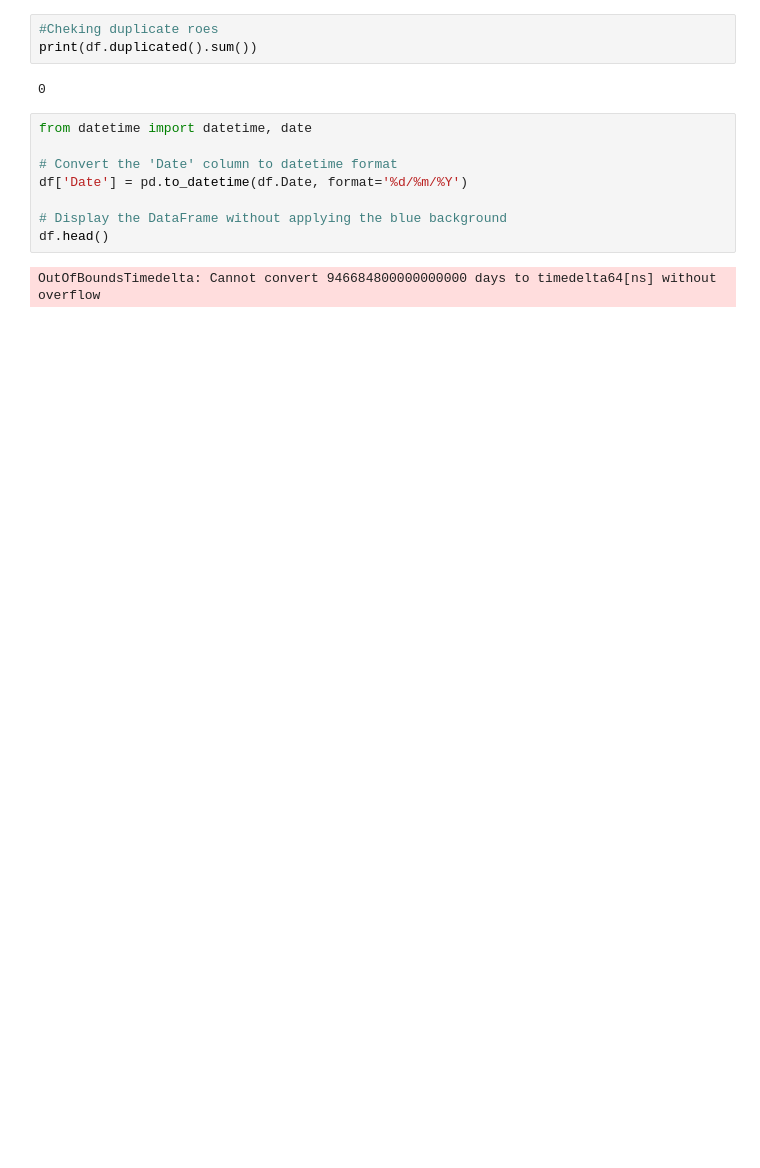
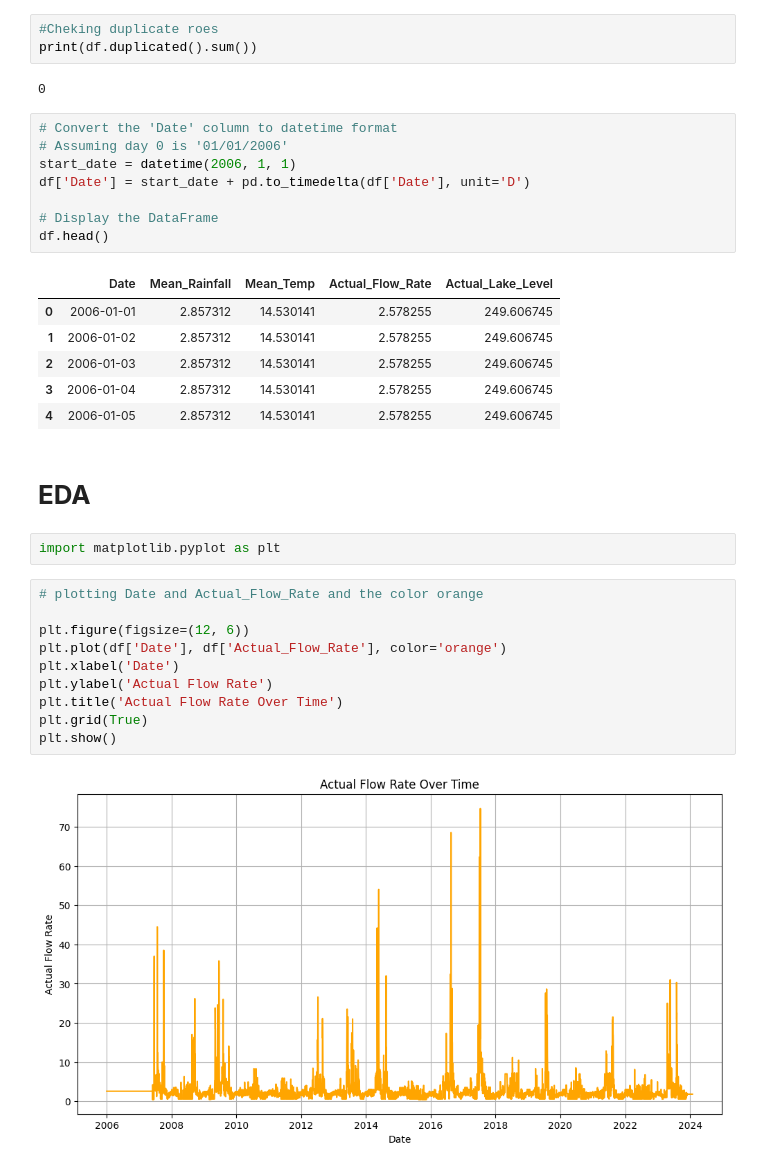
Before and after one commit to MohamamdAghaei/Acea-Smart-Water-Analytics, a Jupyter notebook: Big_Data_project_Water_Analytics.ipynb, the cells around one changed output. Cells and saved outputs as stored; diff of their text form; blank space fills up the shorter version.

```diff
--- a/Big_Data_project_Water_Analytics.ipynb
+++ b/Big_Data_project_Water_Analytics.ipynb
@@ -42,12 +57,33 @@ print(df.duplicated().sum())
 # %% [output]
 0
 # %%
-from datetime import datetime, date
+# Convert the 'Date' column to datetime format
+# Assuming day 0 is '01/01/2006'
+start_date = datetime(2006, 1, 1)
+df['Date'] = start_date + pd.to_timedelta(df['Date'], unit='D')
 
-# Convert the 'Date' column to datetime format
-df['Date'] = pd.to_datetime(df.Date, format='%d/%m/%Y')
-
-# Display the DataFrame without applying the blue background
+# Display the DataFrame
 df.head()
 # %% [output]
-OutOfBoundsTimedelta: Cannot convert 946684800000000000 days to timedelta64[ns] without overflow
+|  | Date | Mean_Rainfall | Mean_Temp | Actual_Flow_Rate | Actual_Lake_Level |
+| 0 | 2006-01-01 | 2.857312 | 14.530141 | 2.578255 | 249.606745 |
+| 1 | 2006-01-02 | 2.857312 | 14.530141 | 2.578255 | 249.606745 |
+| 2 | 2006-01-03 | 2.857312 | 14.530141 | 2.578255 | 249.606745 |
+| 3 | 2006-01-04 | 2.857312 | 14.530141 | 2.578255 | 249.606745 |
+| 4 | 2006-01-05 | 2.857312 | 14.530141 | 2.578255 | 249.606745 |
+# %% [markdown]
+# **EDA**
+# %%
+import matplotlib.pyplot as plt
+# %%
+# plotting Date and Actual_Flow_Rate and the color orange
+
+plt.figure(figsize=(12, 6))
+plt.plot(df['Date'], df['Actual_Flow_Rate'], color='orange')
+plt.xlabel('Date')
+plt.ylabel('Actual Flow Rate')
+plt.title('Actual Flow Rate Over Time')
+plt.grid(True)
+plt.show()
+# %% [output]
+[figure, added]
```
Also changed, not shown: parts of 8 cells of this notebook.
